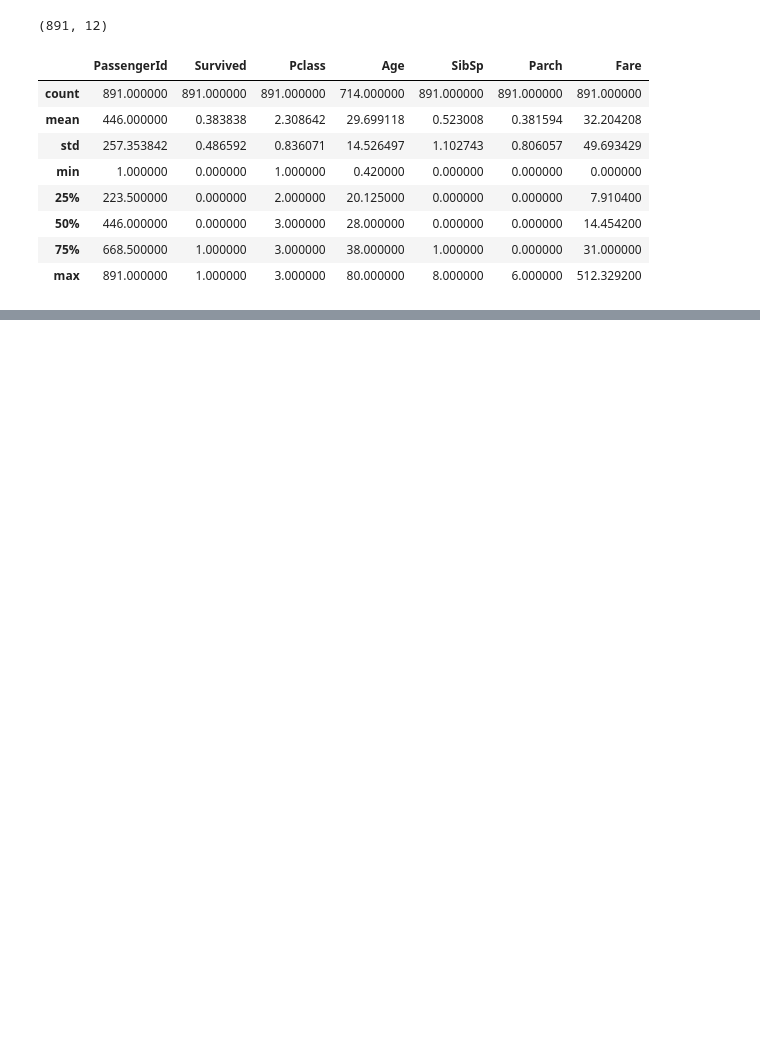
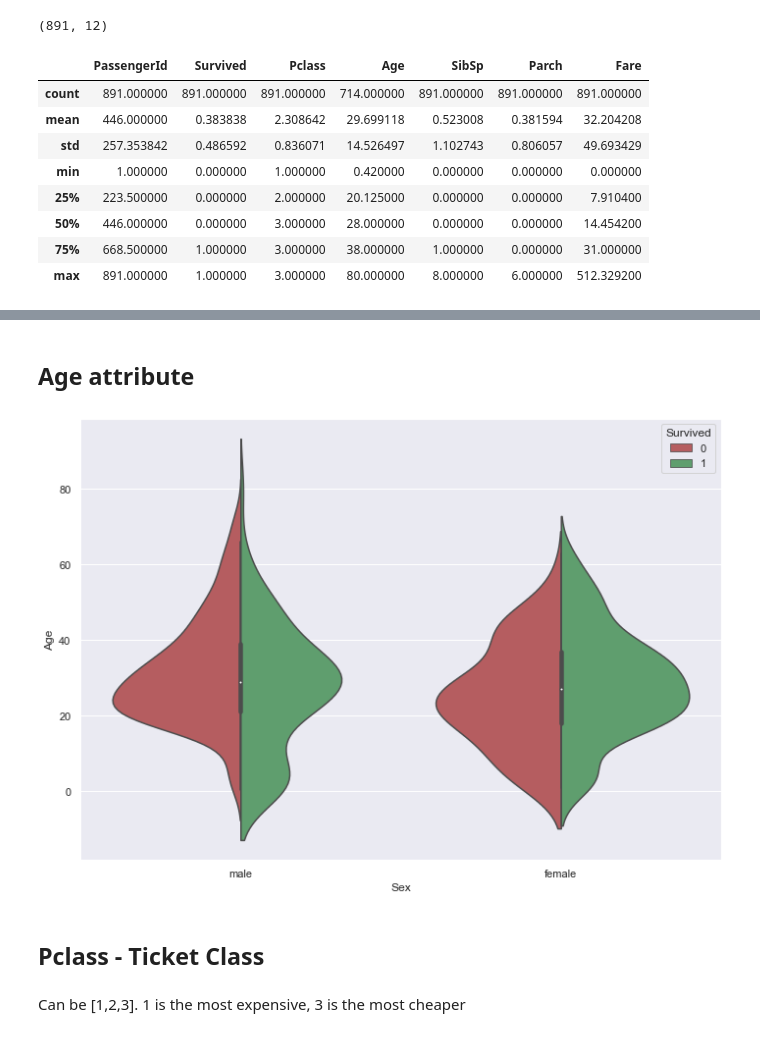
Before and after one commit to johnnyloreano/titanic, a Jupyter notebook: Untitled.ipynb, the cells around one changed output, grey strips where cells are left out. Saved outputs shown, nothing was run; the diff lists cells and outputs as text; code cells hidden in the pictures; blank space fills up the shorter version.

```diff
--- a/Untitled.ipynb
+++ b/Untitled.ipynb
@@ -97 +119,15 @@ dataset['Sex'].value_counts().plot.pie( autopct='%1.0f%%', figsize = (5,5))
+# %% [markdown]
+## Age attribute
+# %%
+sns.violinplot(x='Sex', y='Age',
+               hue='Survived', data=dataset,
+               split=True,
+               palette={0: "r", 1: "g"}
+              );
+# %% [output]
+[figure, added]
+# %% [markdown]
+## Pclass - Ticket Class
+# %% [markdown]
+Can be [1,2,3]. 1 is the most expensive, 3 is the most cheaper
 # %%
```
Also changed, not shown: parts of 20 cells of this notebook.
